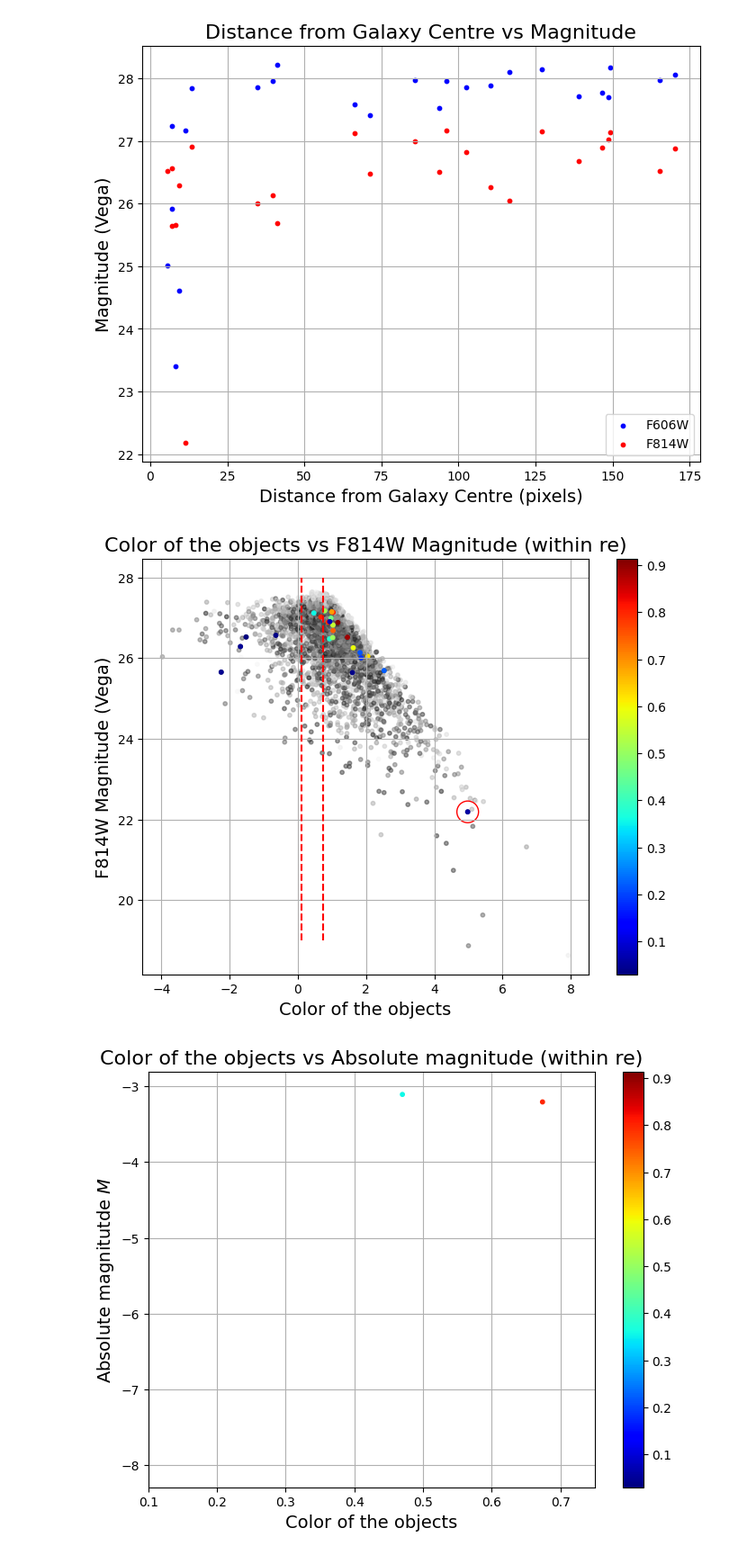
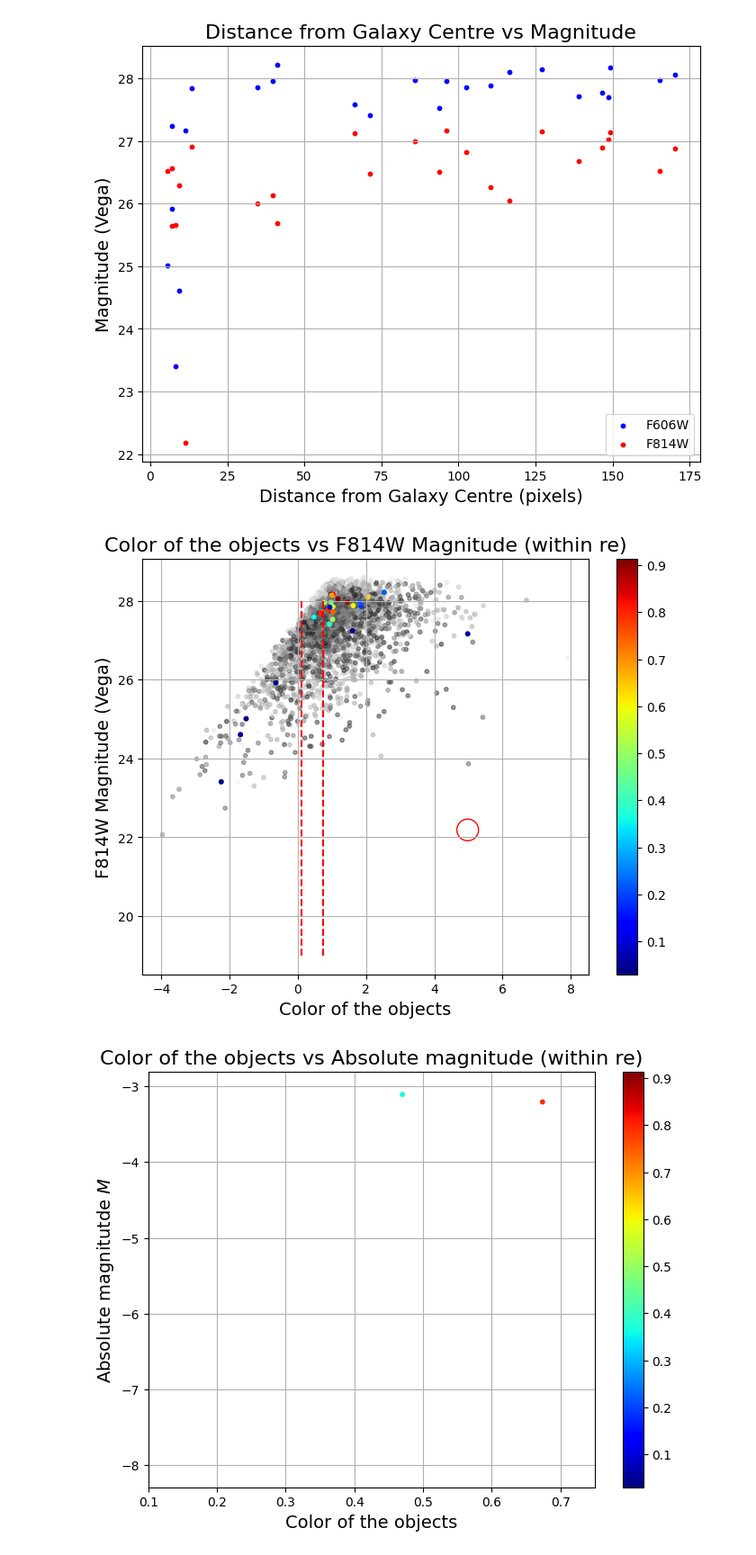
Before and after one commit to Ananth1-9/Research_work, a Jupyter notebook: Real_code/NSCID0.ipynb, the cells around one changed output. Shown at 90% size. Saved outputs shown, nothing was run; the diff lists cells and outputs as text; code cells hidden in the pictures.

```diff
--- a/Real_code/NSCID0.ipynb
+++ b/Real_code/NSCID0.ipynb
@@ -199,19 +199,19 @@ distgal_re0_n = distgal_re0/re_pixels0
 # %%
 #plotting a color vs magnitude for the objects within a re
 plt.figure(figsize=(8,6))
-plt.scatter(colorfull0, f814mag0, c = distgal0,cmap = 'grey', s=10, alpha = 0.5)
-plt.scatter(color0, f814mag_re0, c = distgal_re0_n,cmap = 'jet', s=10)
+plt.scatter(colorfull0, f606mag0, c = distgal0,cmap = 'grey', s=10, alpha = 0.5)
+plt.scatter(color0, f606mag_re0, c = distgal_re0_n,cmap = 'jet', s=10)
 plt.colorbar()
 plt.scatter(4.977, 22.186, ec = 'red', fc = 'none', s=300, alpha = 1, label='object with lowest mag within re')
 plt.vlines(x = 0.1, ymin = 19, ymax = 28, color = 'red', linestyle = '--', label = 'Color = 0.1')
 plt.vlines(x = 0.75, ymin = 19, ymax = 28, color = 'red', linestyle = '--', label = 'Color = 0.75')
 plt.title('Color of the objects vs F814W Magnitude (within re)', fontsize=16)
 plt.xlabel('Color of the objects', fontsize=14)
 plt.ylabel('F814W Magnitude (Vega)', fontsize=14)
 plt.grid()
 plt.show()
 # %% [output]
-[figure, old version]
+[figure, new version]
 # %%
 #Converting into absolute Mag
 distgalpc0 = 11.1 * 1e6
```
